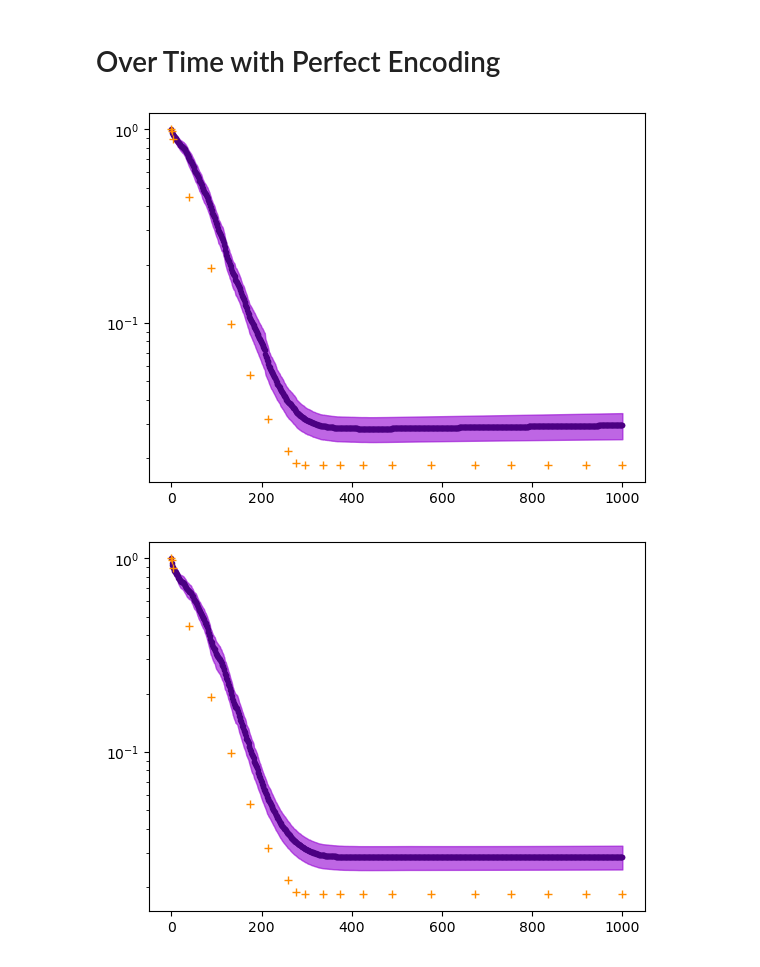
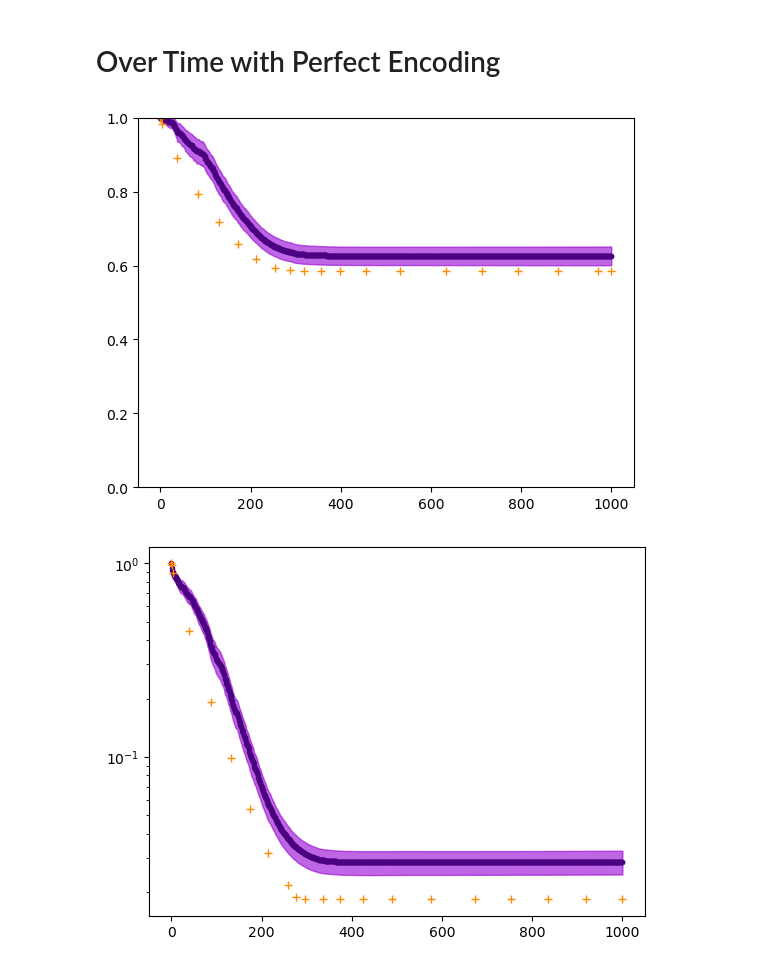
Before and after one commit to sagarkumar16/modeling-info-spread, a Jupyter notebook: notebooks/10-sk-continuous-model-plots.ipynb, the cells around one changed output. Saved outputs shown, nothing was run; the diff lists cells and outputs as text; code cells hidden in the pictures.

```diff
--- a/notebooks/10-sk-continuous-model-plots.ipynb
+++ b/notebooks/10-sk-continuous-model-plots.ipynb
@@ -39,7 +43,7 @@ channel_mapping = {
     'triangle': {err: simplex_channel(3, err) for err in all_errors},
     'cherry': {err: star_channel(3, err) for err in all_errors},
     'paw': {err: paw_channel(err) for err in all_errors},
-    'bin_asym': {err: bin_asym_channel(0.1, (0.1 - err) % 1) for err in all_errors}
+    'bin_asym': {err: bin_asym_channel(0.1, (0.1 - err) % 1) for err in all_errors},
     'bin_asym_var': {err: bin_asym_channel(err, (err - 0.1 )% 1) for err in all_errors}
 
 }
@@ -1662,7 +1676,7 @@ num_runs = 100
 
 X = [1/2, 1/2]
 
-for channel in [single_flip_channel(1, 0.1)]:
+for channel in [single_flip_channel(1, 0.01)]:
 
     X1 = np.array([1, 0])
     X2 = np.array([0, 1])
@@ -1726,7 +1740,7 @@ for channel in [single_flip_channel(1, 0.1)]:
     M2 = analytic_curve_x2.y.T
 
     analytical_time = analytic_curve_x1.t
-
+    a
     for t in range(M1.shape[0]):
         phi_t_x1 = M1[t]/np.sum(M1[t])
         phi_t_x2 = M2[t]/np.sum(M2[t])
@@ -1755,15 +1769,15 @@ for channel in [single_flip_channel(1, 0.1)]:
 # %%
 plt.plot(common_time, MI_sim_means, '.', color='indigo')
 plt.fill_between(common_time, MI_sim_means, MI_sim_lower, alpha=0.6, color='darkviolet')
 plt.fill_between(common_time, MI_sim_means, MI_sim_higher, alpha=0.6, color='darkviolet')
-plt.plot(analytic_time, analytic_MI, '+', color='darkorange')
-plt.yscale('log')
-
-plt.savefig('/home/sagar/modeling-info-spread/reports/figures/mutual-info-pairs-over-time-wsim-binsym.pdf')
+plt.plot(analytic_curve_x1.t, analytic_MI, '+', color='darkorange')
+plt.yscale('linear')
+plt.ylim(0,1)
+#plt.savefig('/home/sagar/modeling-info-spread/reports/figures/mutual-info-pairs-over-time-wsim-binsym.pdf')
 
 plt.show()
 # %% [output]
-[figure, old version]
+[figure, new version]
 # %%
 # now do this for bin asym
 # %%
```
Also changed, not shown: parts of 130 cells of this notebook, 3 other files.
